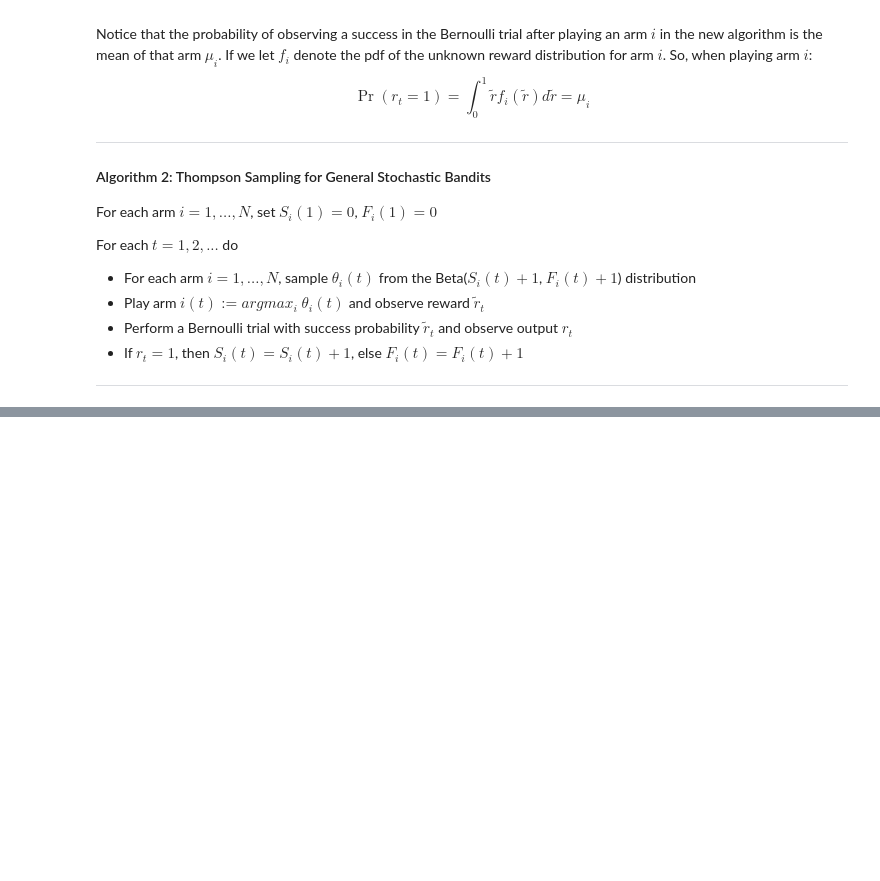
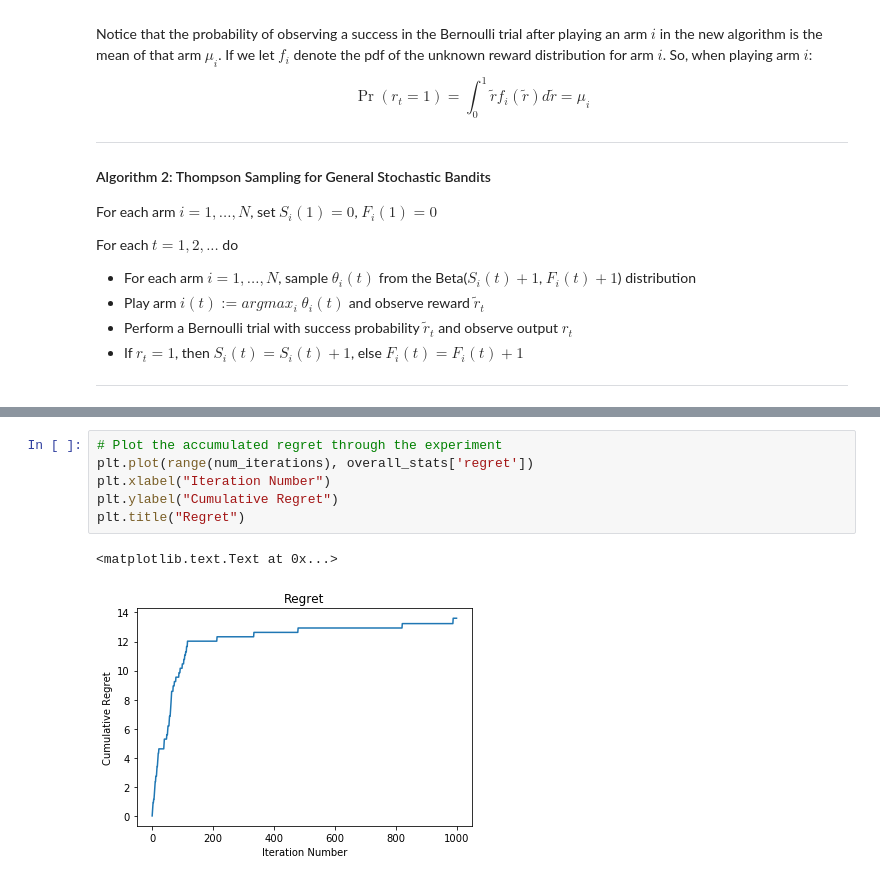
Before and after one commit to julian-chan/BayesianBandit, a Jupyter notebook: Thompson Sampling Demo.ipynb, the cells around one changed output, grey strips where cells are left out. Saved outputs shown, nothing was run; the diff lists cells and outputs as text; blank space fills up the shorter version.

```diff
--- a/Thompson Sampling Demo.ipynb
+++ b/Thompson Sampling Demo.ipynb
@@ -188,0 +262,9 @@ For each  $t=1,2,...$ do
+# %%
+# Plot the accumulated regret through the experiment
+plt.plot(range(num_iterations), overall_stats['regret'])
+plt.xlabel("Iteration Number")
+plt.ylabel("Cumulative Regret")
+plt.title("Regret")
+# %% [output]
+<matplotlib.text.Text at 0x...>
+[figure, added]
```
Also changed, not shown: parts of 9 cells of this notebook.
